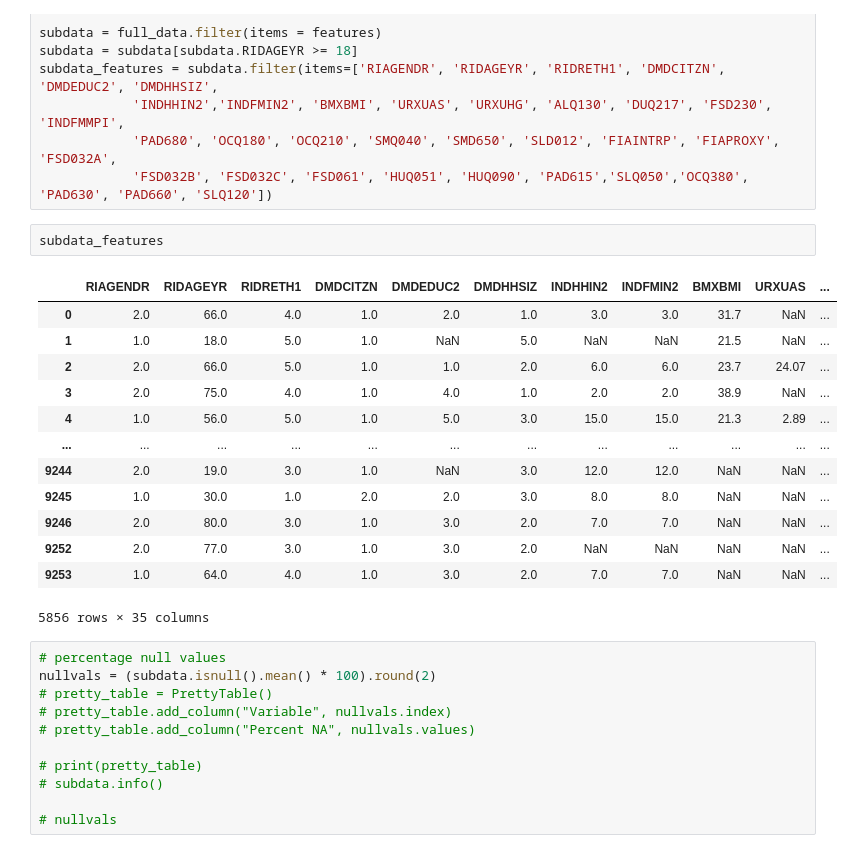
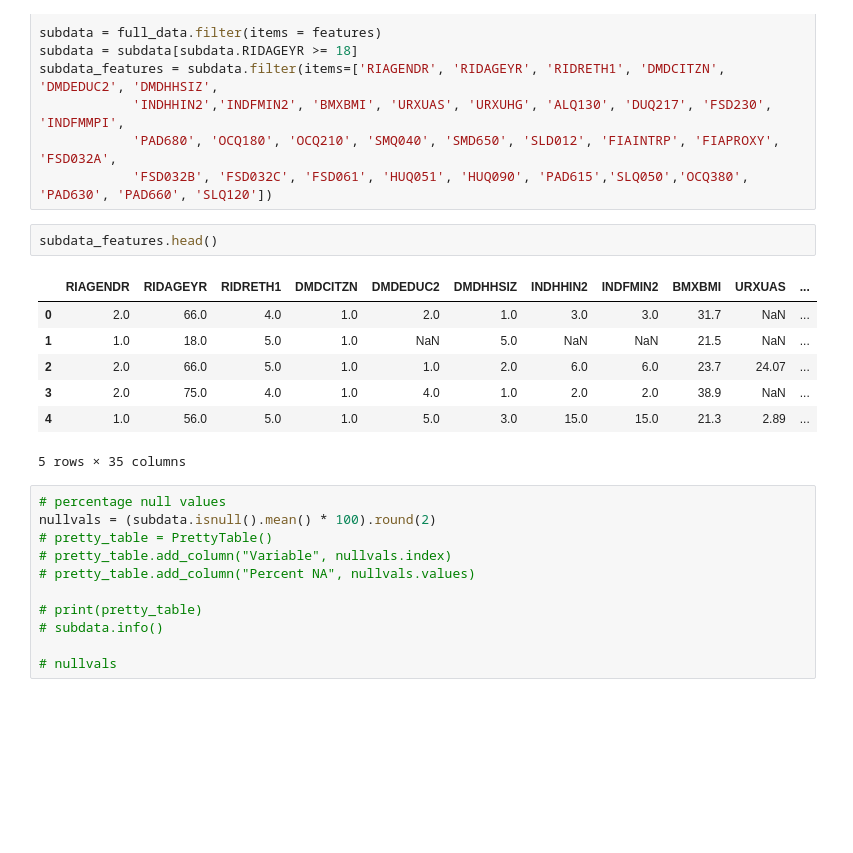
Before and after one commit to 18barbers2/causal-analysis-depression-nhanes, a Jupyter notebook: causal-notebook.ipynb, the cells around one changed output. Cells and saved outputs as stored; diff of their text form; blank space fills up the shorter version.

```diff
--- a/causal-notebook.ipynb
+++ b/causal-notebook.ipynb
@@ -108,21 +109,15 @@ subdata_features = subdata.filter(items=['RIAGENDR', 'RIDAGEYR', 'RIDRETH1', 'DM
             'PAD680', 'OCQ180', 'OCQ210', 'SMQ040', 'SMD650', 'SLD012', 'FIAINTRP', 'FIAPROXY', 'FSD032A',
             'FSD032B', 'FSD032C', 'FSD061', 'HUQ051', 'HUQ090', 'PAD615','SLQ050','OCQ380', 'PAD630', 'PAD660', 'SLQ120'])
 # %%
-subdata_features
+subdata_features.head()
 # %% [output]
 |  | RIAGENDR | RIDAGEYR | RIDRETH1 | DMDCITZN | DMDEDUC2 | DMDHHSIZ | INDHHIN2 | INDFMIN2 | BMXBMI | URXUAS | ... |
 | 0 | 2.0 | 66.0 | 4.0 | 1.0 | 2.0 | 1.0 | 3.0 | 3.0 | 31.7 | NaN | ... |
 | 1 | 1.0 | 18.0 | 5.0 | 1.0 | NaN | 5.0 | NaN | NaN | 21.5 | NaN | ... |
 | 2 | 2.0 | 66.0 | 5.0 | 1.0 | 1.0 | 2.0 | 6.0 | 6.0 | 23.7 | 24.07 | ... |
 | 3 | 2.0 | 75.0 | 4.0 | 1.0 | 4.0 | 1.0 | 2.0 | 2.0 | 38.9 | NaN | ... |
 | 4 | 1.0 | 56.0 | 5.0 | 1.0 | 5.0 | 3.0 | 15.0 | 15.0 | 21.3 | 2.89 | ... |
-| ... | ... | ... | ... | ... | ... | ... | ... | ... | ... | ... | ... |
-| 9244 | 2.0 | 19.0 | 3.0 | 1.0 | NaN | 3.0 | 12.0 | 12.0 | NaN | NaN | ... |
-| 9245 | 1.0 | 30.0 | 1.0 | 2.0 | 2.0 | 3.0 | 8.0 | 8.0 | NaN | NaN | ... |
-| 9246 | 2.0 | 80.0 | 3.0 | 1.0 | 3.0 | 2.0 | 7.0 | 7.0 | NaN | NaN | ... |
-| 9252 | 2.0 | 77.0 | 3.0 | 1.0 | 3.0 | 2.0 | NaN | NaN | NaN | NaN | ... |
-| 9253 | 1.0 | 64.0 | 4.0 | 1.0 | 3.0 | 2.0 | 7.0 | 7.0 | NaN | NaN | ... |
-5856 rows × 35 columns
+5 rows × 35 columns
 # %%
 # percentage null values
 nullvals = (subdata.isnull().mean() * 100).round(2)
```
Also changed, not shown: parts of 12 cells of this notebook.
